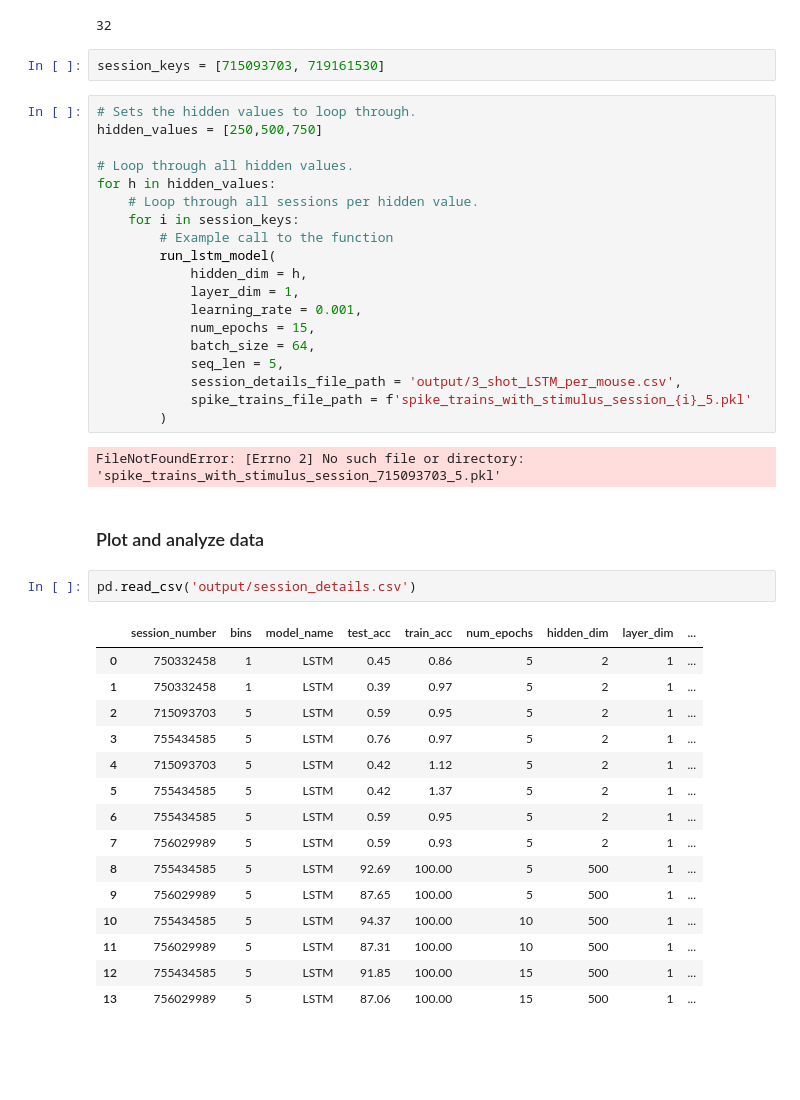
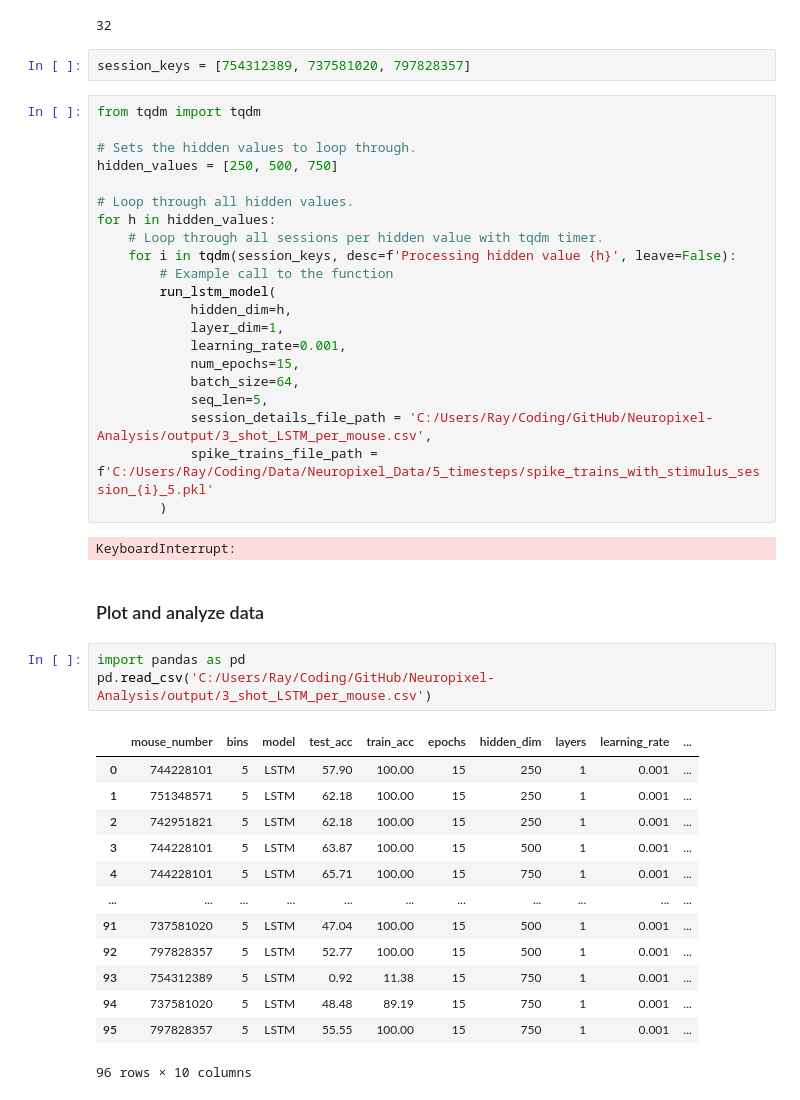
Before and after one commit to RayCarpenterIII/Neuropixel-Analysis, a Jupyter notebook: benchmark_all_sessions.ipynb, the cells around one changed output. Saved outputs shown, nothing was run; the diff lists cells and outputs as text; blank space fills up the shorter version.

Commit message:
Added saved test scores and images

```diff
--- a/benchmark_all_sessions.ipynb
+++ b/benchmark_all_sessions.ipynb
@@ -316,46 +167,47 @@ session_keys = [715093703, 719161530, 721123822, 732592105, 737581020, 739448407
 len(session_keys)
 # %% [output]
 32
-# %%
-session_keys = [715093703, 719161530]
+# %%
+session_keys = [754312389, 737581020, 797828357]
 # %%
+from tqdm import tqdm
+
 # Sets the hidden values to loop through.
-hidden_values = [250,500,750]
+hidden_values = [250, 500, 750]
 
 # Loop through all hidden values.
 for h in hidden_values:
-    # Loop through all sessions per hidden value.
-    for i in session_keys:
+    # Loop through all sessions per hidden value with tqdm timer.
+    for i in tqdm(session_keys, desc=f'Processing hidden value {h}', leave=False):
         # Example call to the function
         run_lstm_model(
-            hidden_dim = h,
-            layer_dim = 1,
-            learning_rate = 0.001,
-            num_epochs = 15,
-            batch_size = 64,
-            seq_len = 5,
-            session_details_file_path = 'output/3_shot_LSTM_per_mouse.csv',
-            spike_trains_file_path = f'spike_trains_with_stimulus_session_{i}_5.pkl'
+            hidden_dim=h,
+            layer_dim=1,
+            learning_rate=0.001,
+            num_epochs=15,
+            batch_size=64,
+            seq_len=5,
+            session_details_file_path = 'C:/Users/Ray/Coding/GitHub/Neuropixel-Analysis/output/3_shot_LSTM_per_mouse.csv',
+            spike_trains_file_path = f'C:/Users/Ray/Coding/Data/Neuropixel_Data/5_timesteps/spike_trains_with_stimulus_session_{i}_5.pkl'
         )
 # %% [output]
-FileNotFoundError: [Errno 2] No such file or directory: 'spike_trains_with_stimulus_session_715093703_5.pkl'
+KeyboardInterrupt:
 # %% [markdown]
 ### Plot and analyze data
 # %%
-pd.read_csv('output/session_details.csv')
+import pandas as pd
+pd.read_csv('C:/Users/Ray/Coding/GitHub/Neuropixel-Analysis/output/3_shot_LSTM_per_mouse.csv')
 # %% [output]
-|  | session_number | bins | model_name | test_acc | train_acc | num_epochs | hidden_dim | layer_dim | ... |
-| 0 | 750332458 | 1 | LSTM | 0.45 | 0.86 | 5 | 2 | 1 | ... |
-| 1 | 750332458 | 1 | LSTM | 0.39 | 0.97 | 5 | 2 | 1 | ... |
-| 2 | 715093703 | 5 | LSTM | 0.59 | 0.95 | 5 | 2 | 1 | ... |
-| 3 | 755434585 | 5 | LSTM | 0.76 | 0.97 | 5 | 2 | 1 | ... |
-| 4 | 715093703 | 5 | LSTM | 0.42 | 1.12 | 5 | 2 | 1 | ... |
-| 5 | 755434585 | 5 | LSTM | 0.42 | 1.37 | 5 | 2 | 1 | ... |
-| 6 | 755434585 | 5 | LSTM | 0.59 | 0.95 | 5 | 2 | 1 | ... |
-| 7 | 756029989 | 5 | LSTM | 0.59 | 0.93 | 5 | 2 | 1 | ... |
-| 8 | 755434585 | 5 | LSTM | 92.69 | 100.00 | 5 | 500 | 1 | ... |
-| 9 | 756029989 | 5 | LSTM | 87.65 | 100.00 | 5 | 500 | 1 | ... |
-| 10 | 755434585 | 5 | LSTM | 94.37 | 100.00 | 10 | 500 | 1 | ... |
-| 11 | 756029989 | 5 | LSTM | 87.31 | 100.00 | 10 | 500 | 1 | ... |
-| 12 | 755434585 | 5 | LSTM | 91.85 | 100.00 | 15 | 500 | 1 | ... |
-| 13 | 756029989 | 5 | LSTM | 87.06 | 100.00 | 15 | 500 | 1 | ... |
+|  | mouse_number | bins | model | test_acc | train_acc | epochs | hidden_dim | layers | learning_rate | ... |
+| 0 | 744228101 | 5 | LSTM | 57.90 | 100.00 | 15 | 250 | 1 | 0.001 | ... |
+| 1 | 751348571 | 5 | LSTM | 62.18 | 100.00 | 15 | 250 | 1 | 0.001 | ... |
+| 2 | 742951821 | 5 | LSTM | 62.18 | 100.00 | 15 | 250 | 1 | 0.001 | ... |
+| 3 | 744228101 | 5 | LSTM | 63.87 | 100.00 | 15 | 500 | 1 | 0.001 | ... |
+| 4 | 744228101 | 5 | LSTM | 65.71 | 100.00 | 15 | 750 | 1 | 0.001 | ... |
+| ... | ... | ... | ... | ... | ... | ... | ... | ... | ... | ... |
+| 91 | 737581020 | 5 | LSTM | 47.04 | 100.00 | 15 | 500 | 1 | 0.001 | ... |
+| 92 | 797828357 | 5 | LSTM | 52.77 | 100.00 | 15 | 500 | 1 | 0.001 | ... |
+| 93 | 754312389 | 5 | LSTM | 0.92 | 11.38 | 15 | 750 | 1 | 0.001 | ... |
+| 94 | 737581020 | 5 | LSTM | 48.48 | 89.19 | 15 | 750 | 1 | 0.001 | ... |
+| 95 | 797828357 | 5 | LSTM | 55.55 | 100.00 | 15 | 750 | 1 | 0.001 | ... |
+96 rows × 10 columns
```
Also changed, not shown: parts of 5 cells of this notebook, 4 other files.
